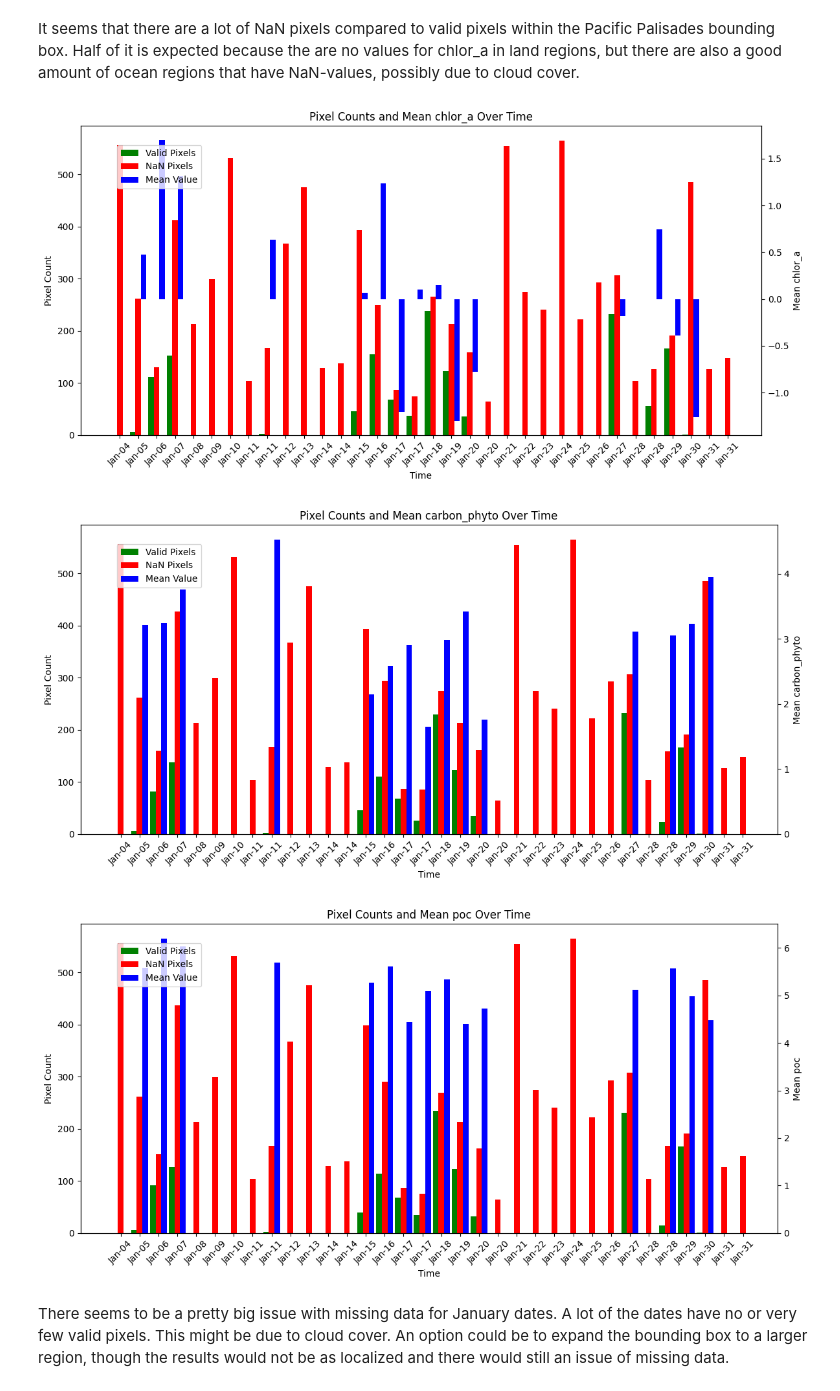
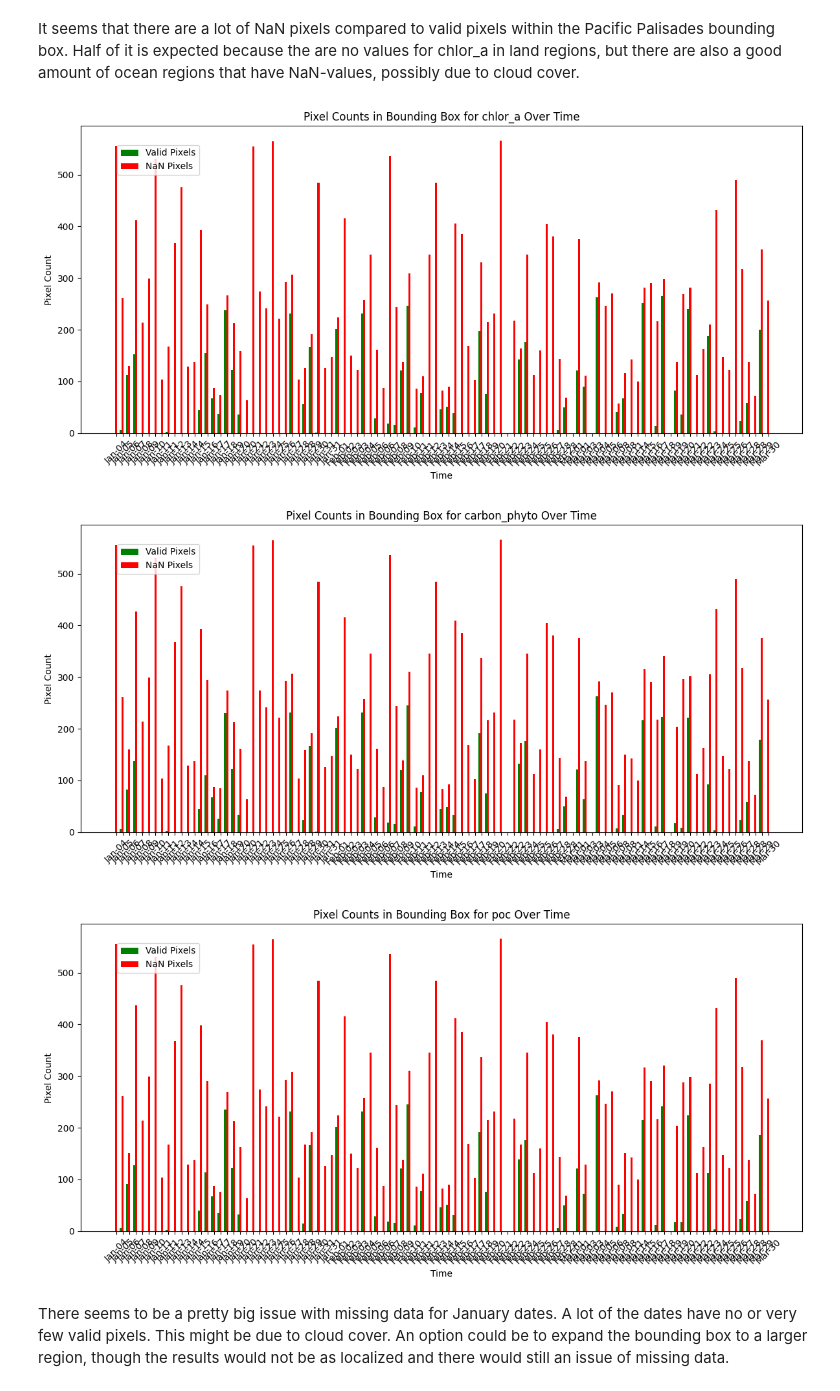
Before and after one commit to katelyn-wang/pace-wildfires, a Jupyter notebook: notebooks/la_fires_analysis.ipynb, the cells around one changed output. Cells and saved outputs as stored; diff of their text form; code cells hidden in the pictures.

Commit message:
Added time series connected scatterplots and removed mean value from pixel count plots

```diff
--- a/notebooks/la_fires_analysis.ipynb
+++ b/notebooks/la_fires_analysis.ipynb
@@ -268,7 +264,7 @@ It seems that there are a lot of NaN pixels compared to valid pixels within the
 # %%
 def plot_pixel_counts(summary_dict, start_date=None, end_date=None):
     """
-    Plots valid pixels, NaN pixels, and mean value over time for each variable.
+    Plots valid pixel and NaN pixel counts over time for each variable.
 
     Parameters:
     -----------
@@ -313,17 +309,9 @@ def plot_pixel_counts(summary_dict, start_date=None, end_date=None):
         ax1.set_xticks(x)
         ax1.set_xticklabels(df['time'].dt.strftime('%b-%d'), rotation=45)
 
-        # Plot mean value on secondary Y-axis
-        ax2 = ax1.twinx()
-        ax2.bar(x + bar_width, df['mean_value'], width=bar_width, label='Mean Value', color='blue')
-        ax2.set_ylabel(f'Mean {var_name}')
-
-        # Combined legend
-        lines_labels = [ax.get_legend_handles_labels() for ax in [ax1, ax2]]
-        lines, labels = [sum(lol, []) for lol in zip(*lines_labels)]
-        fig.legend(lines, labels, loc='upper left', bbox_to_anchor=(0.1, 0.9))
-
-        plt.title(f'Pixel Counts and Mean {var_name} Over Time')
+        # Legends and layout
+        fig.legend(loc='upper left', bbox_to_anchor=(0.1, 0.9))
+        plt.title(f'Pixel Counts in Bounding Box for {var_name} Over Time')
         plt.tight_layout()
         plt.show()
 # %%
@@ -362,11 +350,11 @@ def summarize_variables_in_bbox(ds, variable_names, bbox):
 bgc_summaries = summarize_variables_in_bbox(bgc_merged_ds, ["chlor_a", "carbon_phyto", "poc"], (-118.75, 33.90, -118.45, 34.15))
 # bgc_summaries
 # %%
-plot_pixel_counts(bgc_summaries, end_date="2025-02-01")
+plot_pixel_counts(bgc_summaries, end_date="2025-04-01")
 # %% [output]
-[figure, old version]
+[figure, new version]
-[figure, old version]
+[figure, new version]
-[figure, old version]
+[figure, new version]
 # %% [markdown]
 There seems to be a pretty big issue with missing data for January dates. A lot of the dates have no or very few valid pixels. This might be due to cloud cover. An option could be to expand the bounding box to a larger region, though the results would not be as localized and there would still an issue of missing data.
 # %%
```
Also changed, not shown: parts of 9 cells of this notebook, 1 other file.
